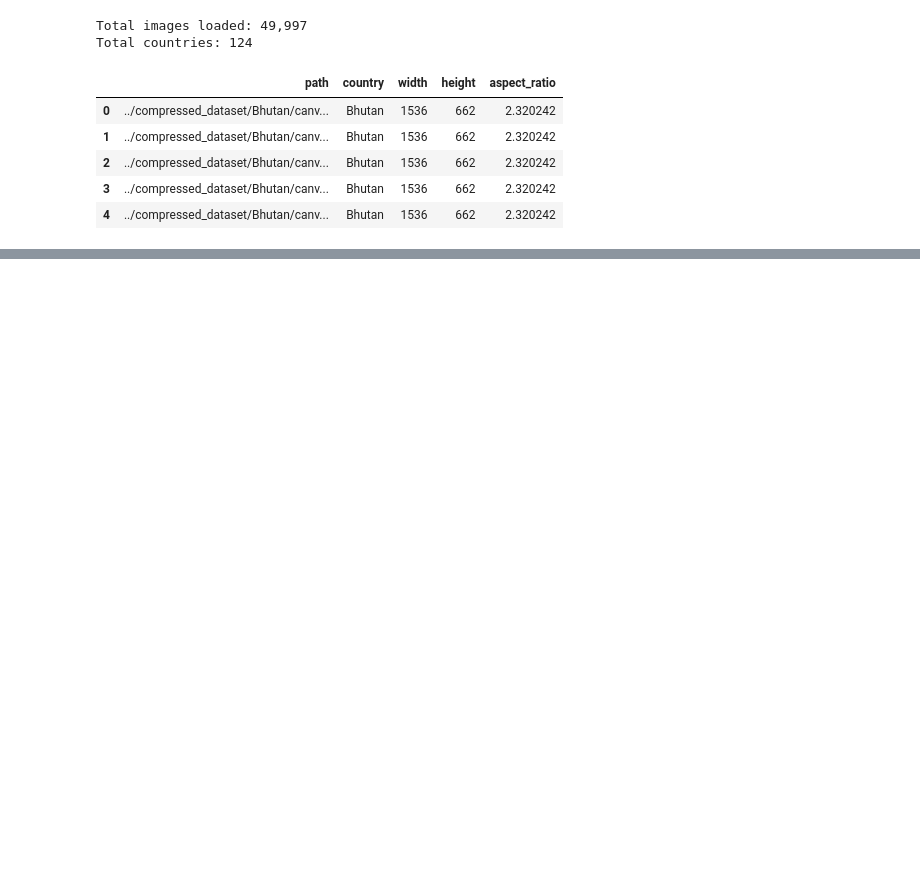
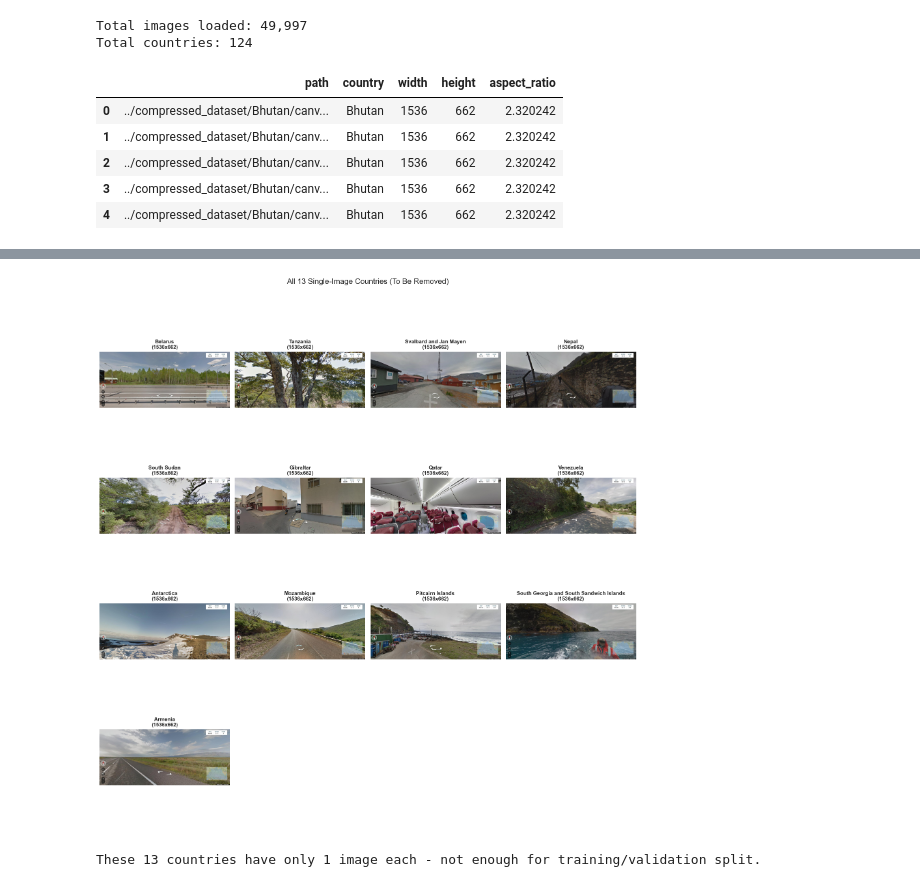
Before and after one commit to hanmosh/geoguessr-bot, a Jupyter notebook: eda/01_eda.ipynb, the cells around one changed output, grey strips where cells are left out. Cells and saved outputs as stored; diff of their text form; code cells hidden in the pictures; blank space fills up the shorter version.

```diff
--- a/eda/01_eda.ipynb
+++ b/eda/01_eda.ipynb
@@ -112 +145,36 @@ Name: count, dtype: int64
+# %%
+# =============================================================================
+# 1b. VISUALIZE ALL SINGLE-IMAGE COUNTRIES
+# =============================================================================
+
+# Get images from single-image countries
+single_img_data = df[df['country'].isin(single_image_countries.index)]
+
+# Calculate grid size
+n_images = len(single_img_data)
+n_cols = 4
+n_rows = (n_images + n_cols - 1) // n_cols
+
+fig, axes = plt.subplots(n_rows, n_cols, figsize=(16, 4 * n_rows))
+axes = axes.ravel() if n_images > 1 else [axes]
+
+for i, (_, row) in enumerate(single_img_data.iterrows()):
+    img = Image.open(row['path'])
+    axes[i].imshow(img)
+    axes[i].set_title(f"{row['country']}\n({row['width']}x{row['height']})", fontsize=11, fontweight='bold')
+    axes[i].axis('off')
+
+# Hide empty subplots
+for j in range(i + 1, len(axes)):
+    axes[j].axis('off')
+
+plt.suptitle(f"All {n_images} Single-Image Countries (To Be Removed)", fontsize=16, y=1.02)
+plt.tight_layout()
+plt.savefig("eda_single_image_countries.png", dpi=200, bbox_inches='tight')
+plt.show()
+
+print(f"\nThese {n_images} countries have only 1 image each - not enough for training/validation split.")
+# %% [output]
+[figure, added]
+These 13 countries have only 1 image each - not enough for training/validation split.
 # %%
```
Also changed, not shown: parts of 8 cells of this notebook, 8 other files.
